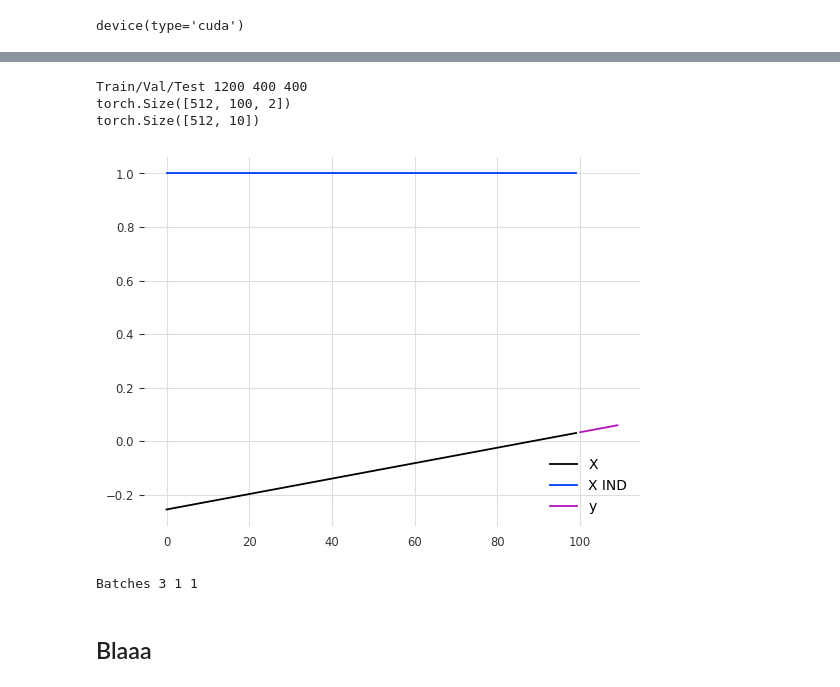
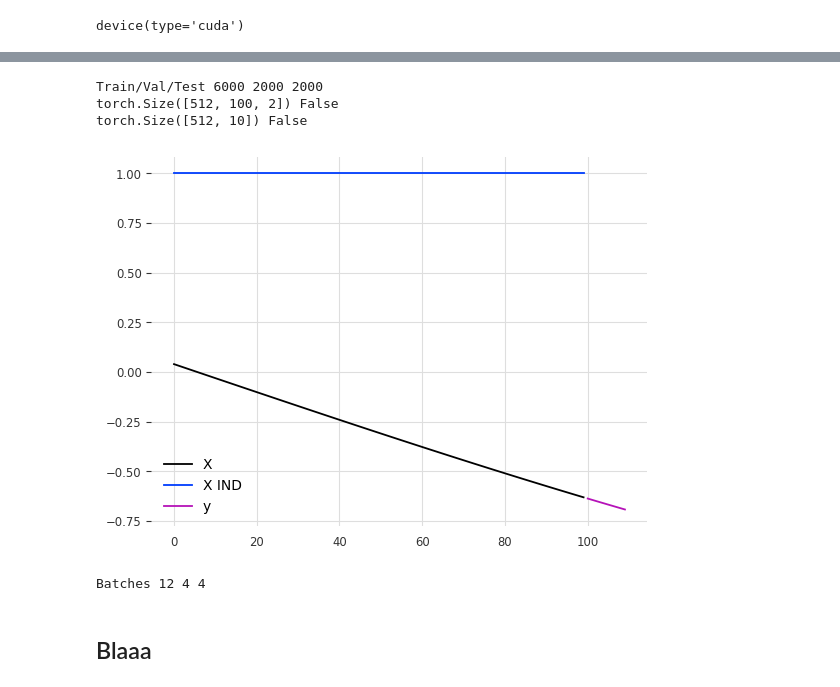
Before and after one commit to KevinArmbruster/optimal-summaries-public, a Jupyter notebook: vasopressor/explore_debugging.ipynb, the cells around one changed output, grey strips where cells are left out. Saved outputs shown, nothing was run; the diff lists cells and outputs as text; code cells hidden in the pictures.

```diff
--- a/vasopressor/explore_debugging.ipynb
+++ b/vasopressor/explore_debugging.ipynb
@@ -40,13 +41,14 @@ device
 device(type='cuda')
 # %%
 
-def line(x, w=0.1, b=5):
+def line(x, w=0.3, b=5):
     return w*x + b
 
-time = list(range(-1000, 1000))
-series = [line(x) for x in time]
-series = np.array(series).reshape(-1,1)
-print(series)
-plt.plot(series)
+time = np.linspace(0, 1000, 10000).reshape(-1,1)
+
+line_series = [line(x) for x in time]
+line_series = np.array(line_series).reshape(-1,1)
+
+plt.scatter(time, line_series)
 plt.show()
 # %% [output]
@@ -60,0 +56,9 @@ plt.show()
+# %%
+
+def sine_wave(time, frequency = 1, amplitude = 1, phase = 0):
+    return amplitude * np.sin(frequency * time + phase)
+
+sine_series = sine_wave(time, frequency = 0.05, amplitude = 1.5, phase = np.pi)
+
+plt.scatter(time, sine_series)
+plt.show()
@@ -138,29 +154,29 @@ def preprocess_data(series, seq_len, window_stride=1, pred_len=1, batch_size = 5
 # %%
 seq_len = 100
 pred_len = 10
 
-train_loader, val_loader, test_loader, scaler = preprocess_data(series, seq_len, pred_len=pred_len)
+train_loader, val_loader, test_loader, scaler = preprocess_data(sine_series, seq_len, pred_len=pred_len)
 
 for X,y in train_loader:
-    print(X.shape)
-    print(y.shape)
+    print(X.shape, X.requires_grad)
+    print(y.shape, X.requires_grad)
     break
 
-i = 511
+i = 0
 plt.plot(range(seq_len), X[i, :, 0], label="X")
 plt.plot(range(seq_len), X[i, :, 1], label="X IND")
 plt.plot(range(seq_len, seq_len + pred_len), y[i], label="y")
 plt.legend()
 plt.show()
 
 
 print("Batches", len(train_loader), len(val_loader), len(test_loader))
 # %% [output]
-Train/Val/Test 1200 400 400
-torch.Size([512, 100, 2])
-torch.Size([512, 10])
+Train/Val/Test 6000 2000 2000
+torch.Size([512, 100, 2]) False
+torch.Size([512, 10]) False
-[figure, old version]
+[figure, new version]
-Batches 3 1 1
+Batches 12 4 4
 # %%
 # plots
 def plot_losses(train_losses, val_losses):
```
Also changed, not shown: parts of 11 cells of this notebook, 11 other files.
